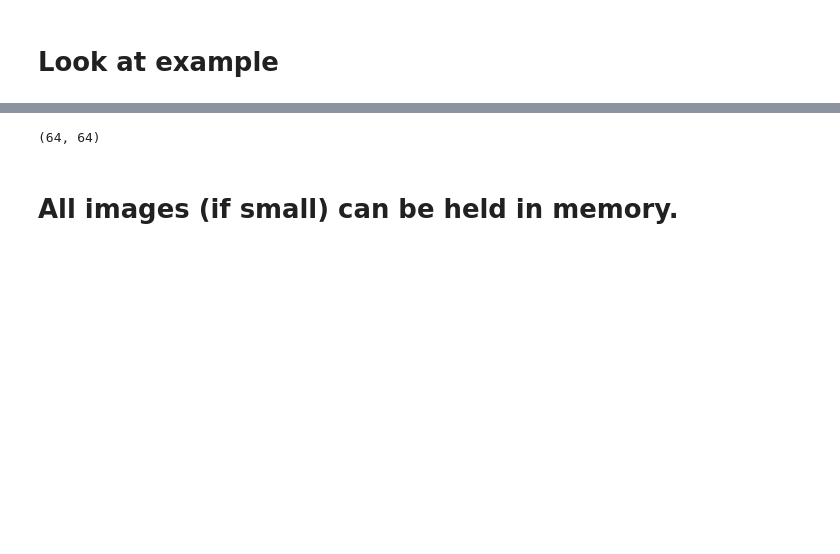
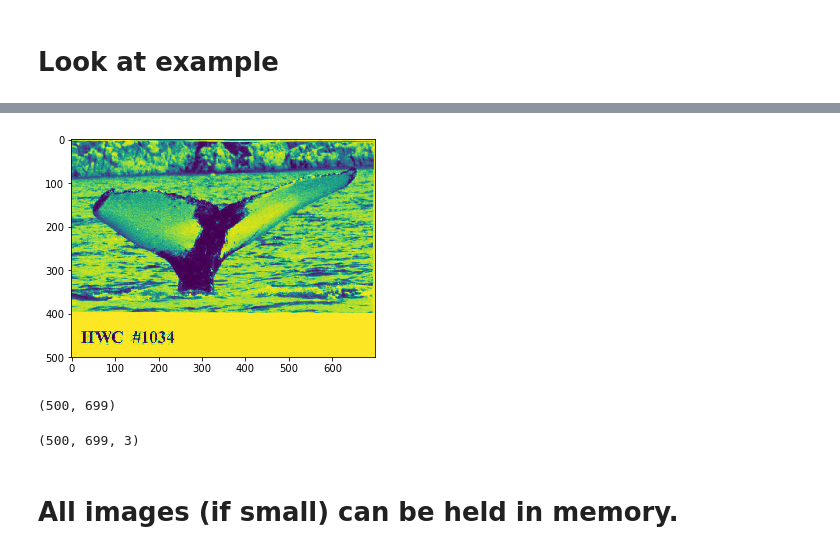
Before and after one commit to ebartrum/Kaggle-Whale-Identification, a Jupyter notebook: S network.ipynb, the cells around one changed output, grey strips where cells are left out. Drawn from its saved outputs; the diff is of its cells as text; code cells hidden in the pictures; blank space fills up the shorter version.

```diff
--- a/S network.ipynb
+++ b/S network.ipynb
@@ -38,0 +48,9 @@ np.array(image).shape
+# %%
+plt.imshow(image)
+plt.show()
+# %% [output]
+[figure, added]
+# %%
+np.array(image).shape
+# %% [output]
+(500, 699)
@@ -39 +59,5 @@ np.array(image).shape
+# %%
+np.array(new_image).shape
+# %% [output]
+(500, 699, 3)
 # %%
@@ -41,4 +64,0 @@ gray = np.mean(image, -1)
-# %%
-gray.shape
-# %% [output]
-(64, 64)
```
Also changed, not shown: parts of 24 cells of this notebook, 1 other file.
